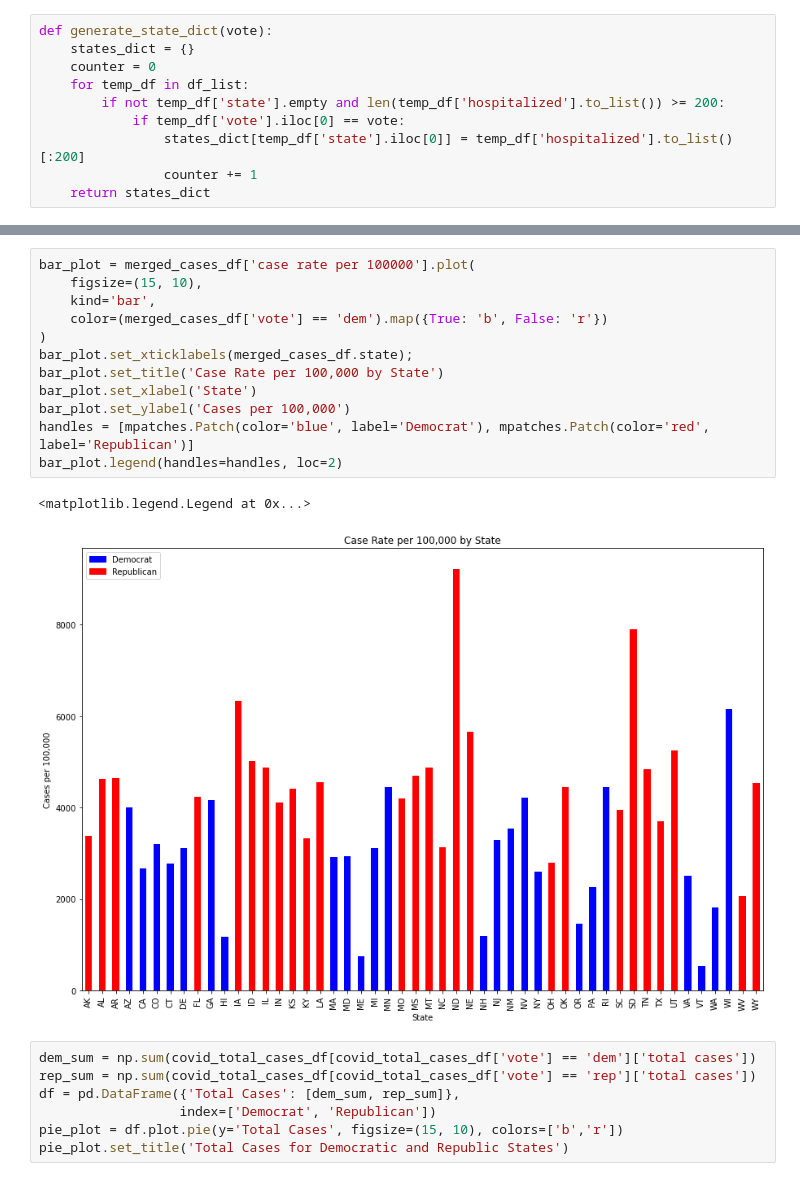
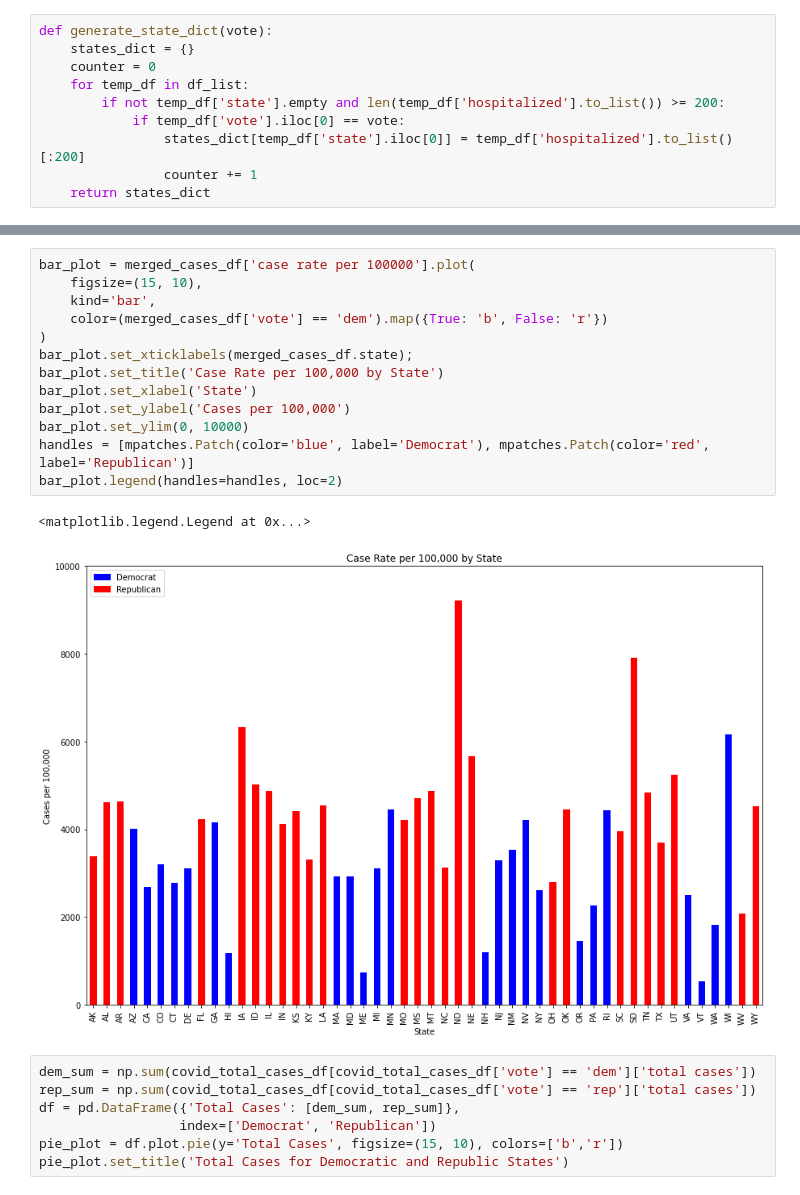
Before and after one commit to RicardoValdovinos/PolitiCovid19, a Jupyter notebook: main.ipynb, the cells around one changed output, grey strips where cells are left out. Saved outputs shown, nothing was run; the diff lists cells and outputs as text.

```diff
--- a/main.ipynb
+++ b/main.ipynb
@@ -547,18 +549,19 @@ Text(0, 0.5, 'Hospitalizations')
 # %%
 bar_plot = merged_cases_df['case rate per 100000'].plot(
     figsize=(15, 10),
     kind='bar',
     color=(merged_cases_df['vote'] == 'dem').map({True: 'b', False: 'r'})
 )
 bar_plot.set_xticklabels(merged_cases_df.state);
 bar_plot.set_title('Case Rate per 100,000 by State')
 bar_plot.set_xlabel('State')
 bar_plot.set_ylabel('Cases per 100,000')
+bar_plot.set_ylim(0, 10000)
 handles = [mpatches.Patch(color='blue', label='Democrat'), mpatches.Patch(color='red', label='Republican')]
 bar_plot.legend(handles=handles, loc=2)
 # %% [output]
 <matplotlib.legend.Legend at 0x...>
-[figure, old version]
+[figure, new version]
 # %%
 dem_sum = np.sum(covid_total_cases_df[covid_total_cases_df['vote'] == 'dem']['total cases'])
 rep_sum = np.sum(covid_total_cases_df[covid_total_cases_df['vote'] == 'rep']['total cases'])
```
Also changed, not shown: parts of 1 cell of this notebook, 2 other files.
